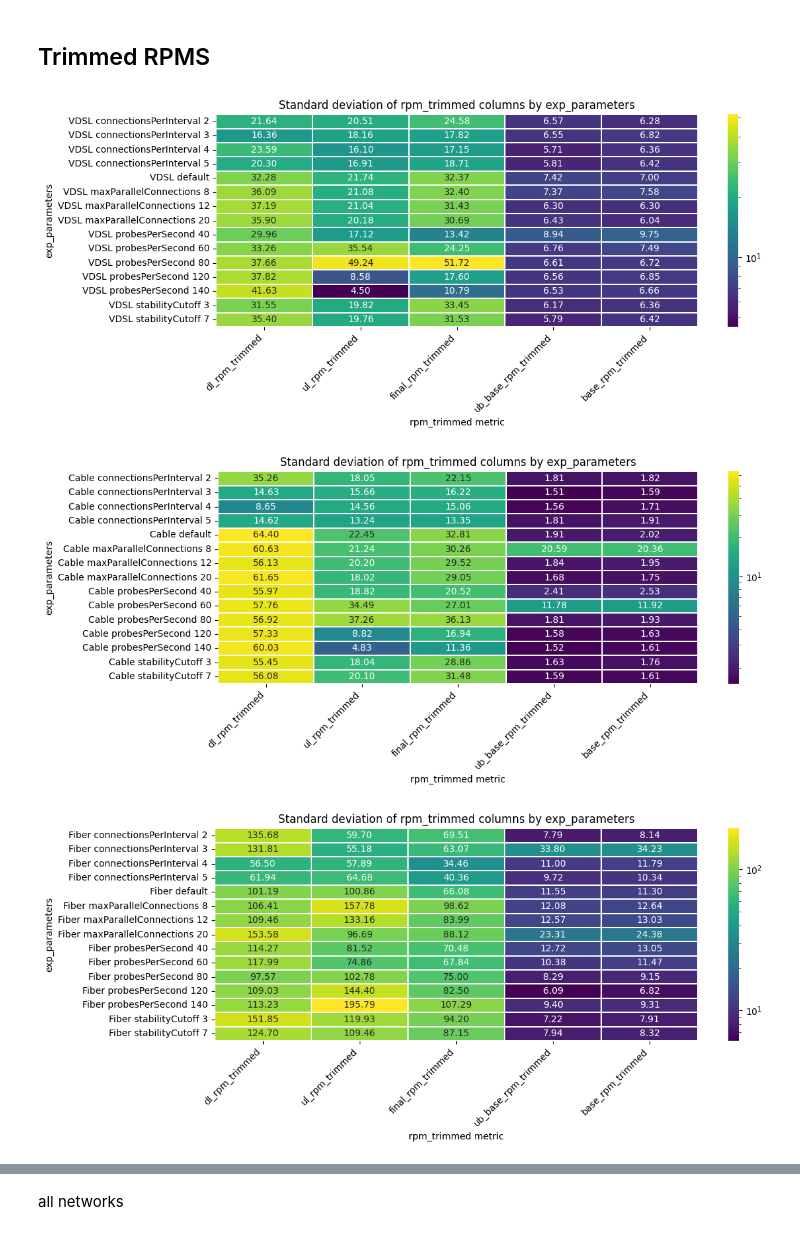
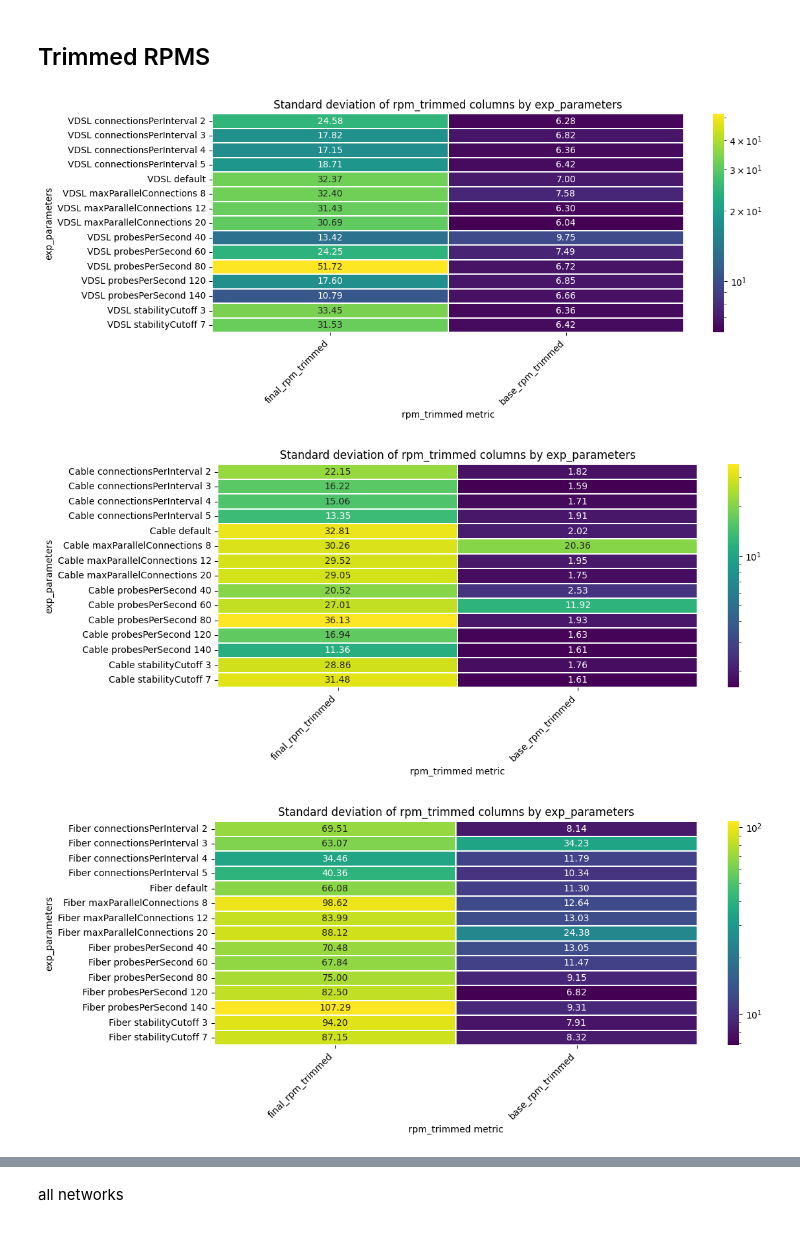
Before and after one commit to hsk2110/l2-network-conditions-web-perf, a Jupyter notebook: outputfiles/explore_std.ipynb, the cells around one changed output, grey strips where cells are left out. Saved outputs shown, nothing was run; the diff lists cells and outputs as text; code cells hidden in the pictures.

```diff
--- a/outputfiles/explore_std.ipynb
+++ b/outputfiles/explore_std.ipynb
@@ -342,7 +360,9 @@ base_rpm_trimmed     5446.62  5447.0   6.4209    41.2279  5428.0  5462.0  100.0
 # %% [markdown]
 ## heatmap of the stds
 # %%
-rpm_trimmed_cols = [c for c in df_clean.columns if 'rpm_trimmed' in c.lower()]
+rpm_trimmed_cols = ['final_rpm_trimmed', 'base_rpm_trimmed']
+rpm_percentage_cols = ['final_rpm_p', 'base_rpm_p']
+throughput_cols = ['dl_throughput', 'ul_throughput']
 if not rpm_trimmed_cols:
     raise ValueError("No columns containing 'rpm_trimmed' were found.")
 
@@ -388,28 +408,26 @@ Standard deviation per experiment and rpm_trimmed column:
 # %%
 for env_df in env_dfs.values():
 
-    rpm_trimmed_cols = [c for c in env_df.columns if 'rpm_trimmed' in c.lower()]
-    # rpm_trimmed_cols = ['final_rpm_trimmed']
     df_numeric = env_df[rpm_trimmed_cols].apply(pd.to_numeric, errors='coerce')
 
     std_table = []
     for exp in env_df['exp_parameters'].dropna().unique():
         row = df_numeric.loc[env_df['exp_parameters'] == exp].std(ddof=1, skipna=True)
         std_table.append(row)
 
     std_df = pd.concat(std_table, axis=1).T
     std_df.index = env_df['exp_parameters'].dropna().unique()
     std_df = std_df.round(4)
 
     plt.figure(figsize=(12, max(5, len(std_df) * 0.35)))
     sns.heatmap(std_df, cmap="viridis", annot=True, norm=colors.LogNorm(), fmt=".2f", linewidths=0.1)
     plt.title("Standard deviation of rpm_trimmed columns by exp_parameters")
     plt.xlabel("rpm_trimmed metric")
     plt.ylabel("exp_parameters")
     plt.xticks(rotation=45, ha="right")
     plt.tight_layout()
     plt.show()
 # %% [output]
-[figure, old version]
+[figure, new version]
-[figure, old version]
+[figure, new version]
-[figure, old version]
+[figure, new version]
```
Also changed, not shown: parts of 10 cells of this notebook, 10 other files.
